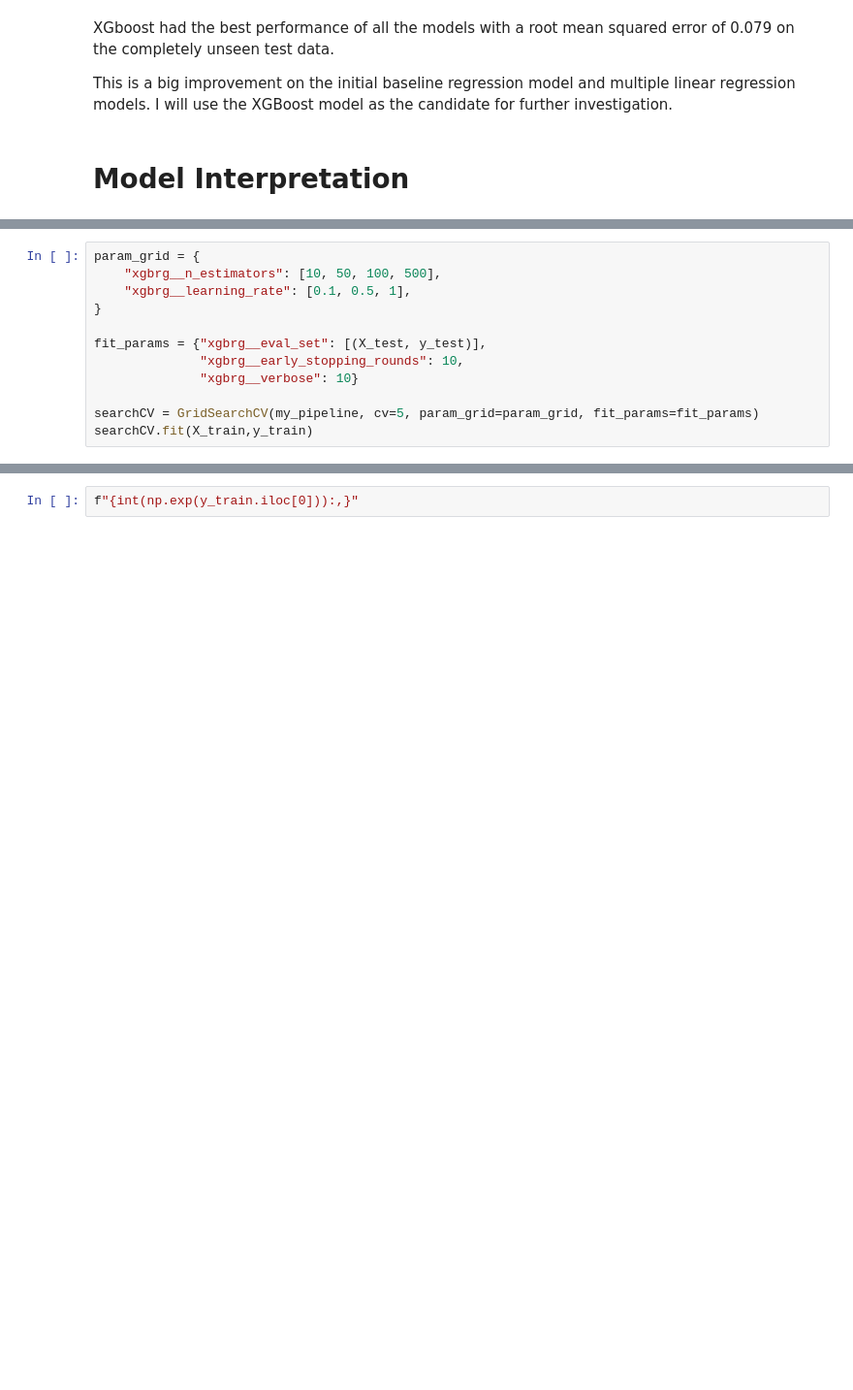
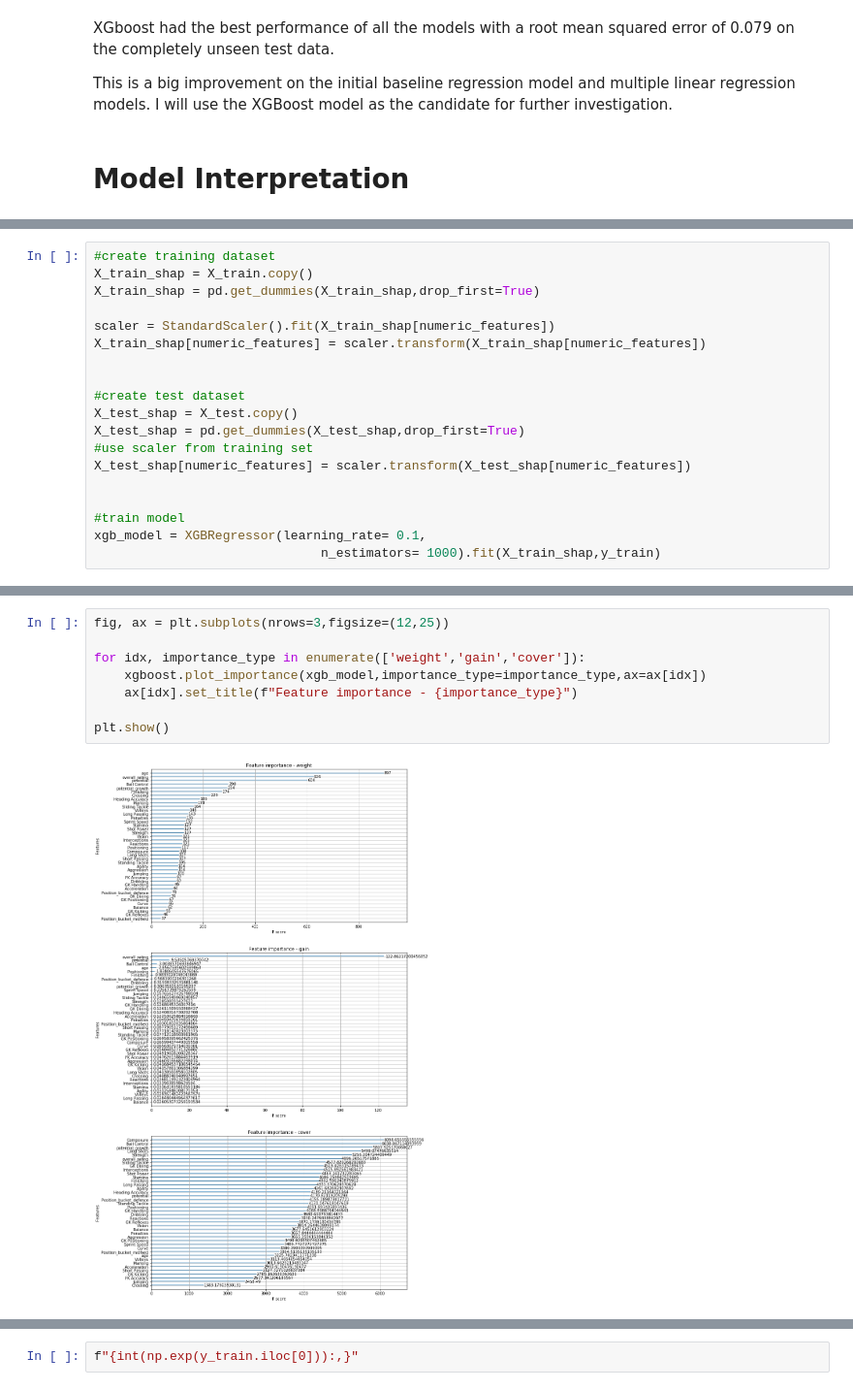
Before and after one commit to julian-west/sofifa-analysis, a Jupyter notebook: predicting player value.ipynb, the cells around one changed output, grey strips where cells are left out. Shown at 97% size. Cells and saved outputs as stored; diff of their text form; blank space fills up the shorter version.

```diff
--- a/predicting player value.ipynb
+++ b/predicting player value.ipynb
@@ -1129,12 +1015,0 @@ print(rf_RMSE)
-# %%
-param_grid = {
-    "xgbrg__n_estimators": [10, 50, 100, 500],
-    "xgbrg__learning_rate": [0.1, 0.5, 1],
-}
-
-fit_params = {"xgbrg__eval_set": [(X_test, y_test)],
-              "xgbrg__early_stopping_rounds": 10,
-              "xgbrg__verbose": 10}
-
-searchCV = GridSearchCV(my_pipeline, cv=5, param_grid=param_grid, fit_params=fit_params)
-searchCV.fit(X_train,y_train)
@@ -1251,0 +1026,19 @@ convert_to_readable_number(np.exp(y_train.iloc[0]))
+# %%
+#create training dataset
+X_train_shap = X_train.copy()
+X_train_shap = pd.get_dummies(X_train_shap,drop_first=True)
+
+scaler = StandardScaler().fit(X_train_shap[numeric_features])
+X_train_shap[numeric_features] = scaler.transform(X_train_shap[numeric_features])
+
+
+#create test dataset
+X_test_shap = X_test.copy()
+X_test_shap = pd.get_dummies(X_test_shap,drop_first=True)
+#use scaler from training set
+X_test_shap[numeric_features] = scaler.transform(X_test_shap[numeric_features])
+
+
+#train model
+xgb_model = XGBRegressor(learning_rate= 0.1,
+                              n_estimators= 1000).fit(X_train_shap,y_train)
@@ -1251,0 +1052,10 @@ convert_to_readable_number(np.exp(y_train.iloc[0]))
+# %%
+fig, ax = plt.subplots(nrows=3,figsize=(12,25))
+
+for idx, importance_type in enumerate(['weight','gain','cover']):
+    xgboost.plot_importance(xgb_model,importance_type=importance_type,ax=ax[idx])
+    ax[idx].set_title(f"Feature importance - {importance_type}")
+
+plt.show()
+# %% [output]
+[figure, added]
```
Also changed, not shown: parts of 83 cells of this notebook, 1 other file.
